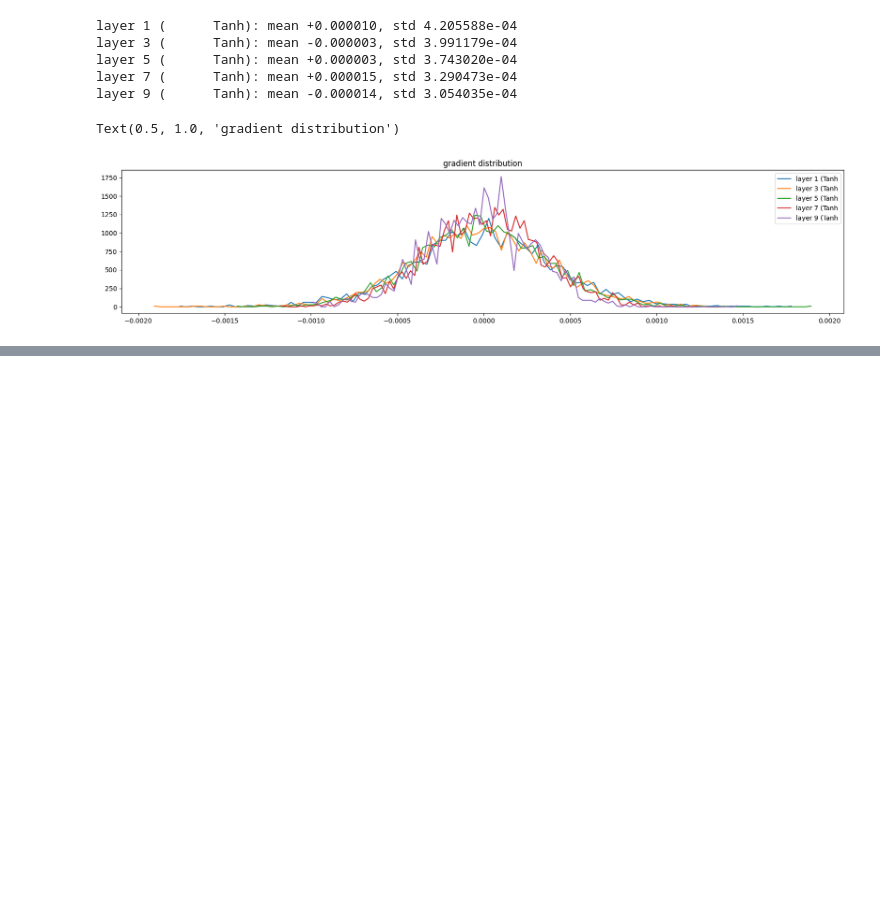
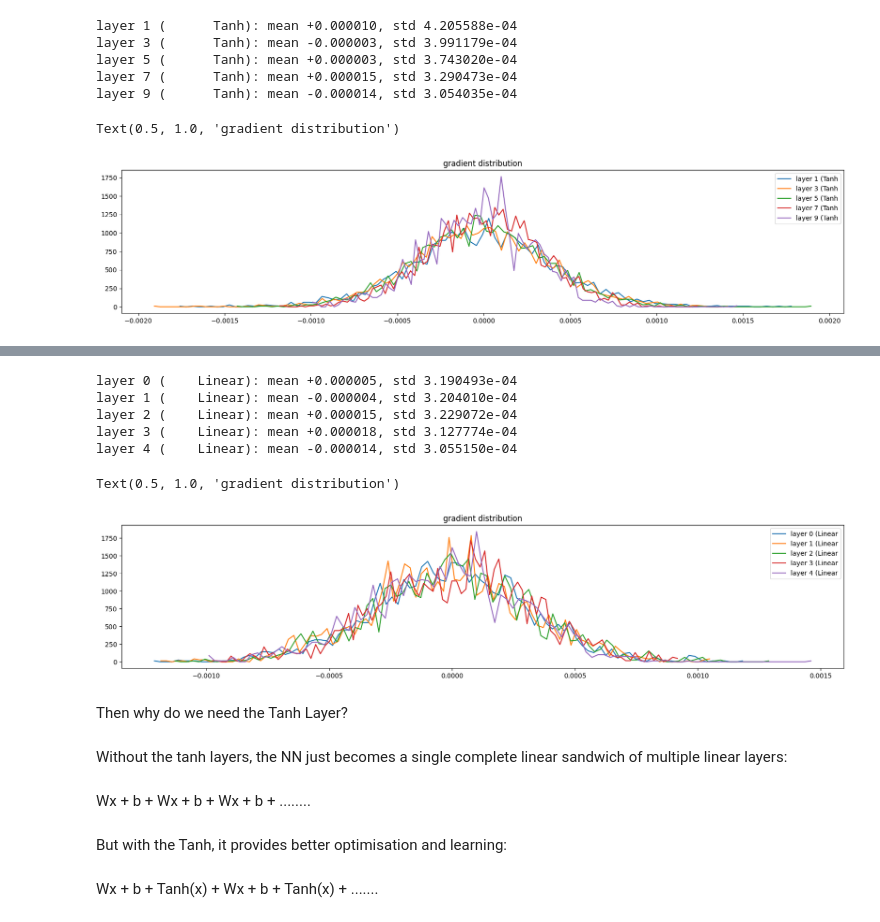
Before and after one commit to saketrama-v/MakeMore_III, a Jupyter notebook: MakeMore_III.ipynb, the cells around one changed output, grey strips where cells are left out. Drawn from its saved outputs; the diff is of its cells as text; code cells hidden in the pictures; blank space fills up the shorter version.

```diff
--- a/MakeMore_III.ipynb
+++ b/MakeMore_III.ipynb
@@ -1853,0 +1988,30 @@ Text(0.5, 1.0, 'gradient distribution')
+# %%
+plt.figure(figsize=(20,4))
+legends = []
+for i, layer in enumerate(layers[:-1]):
+    if isinstance(layer, Linear):
+        t = layer.out.grad
+        print('layer %d (%10s): mean %+f, std %e' % (i, layer.__class__.__name__, t.mean(), t.std()))
+        hy, hx = torch.histogram(t, density=True)
+        plt.plot(hx[:-1].detach(), hy.detach())
+        legends.append(f'layer {i} ({layer.__class__.__name__}')
+plt.legend(legends);
+plt.title('gradient distribution')
+# %% [output]
+layer 0 (    Linear): mean +0.000005, std 3.190493e-04
+layer 1 (    Linear): mean -0.000004, std 3.204010e-04
+layer 2 (    Linear): mean +0.000015, std 3.229072e-04
+layer 3 (    Linear): mean +0.000018, std 3.127774e-04
+layer 4 (    Linear): mean -0.000014, std 3.055150e-04
+Text(0.5, 1.0, 'gradient distribution')
+[figure, added]
+# %% [markdown]
+Then why do we need the Tanh Layer?
+# %% [markdown]
+Without the tanh layers, the NN just becomes a single complete linear sandwich of multiple linear layers:
+# %% [markdown]
+Wx + b + Wx + b + Wx + b + ........
+# %% [markdown]
+But with the Tanh, it provides better optimisation and learning:
+# %% [markdown]
+Wx + b + Tanh(x) + Wx + b + Tanh(x) + .......
```
Also changed, not shown: parts of 6 cells of this notebook.
